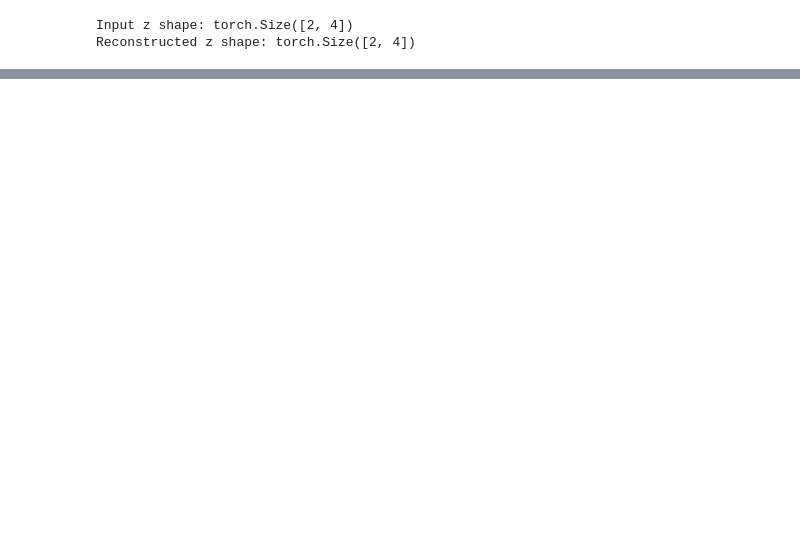
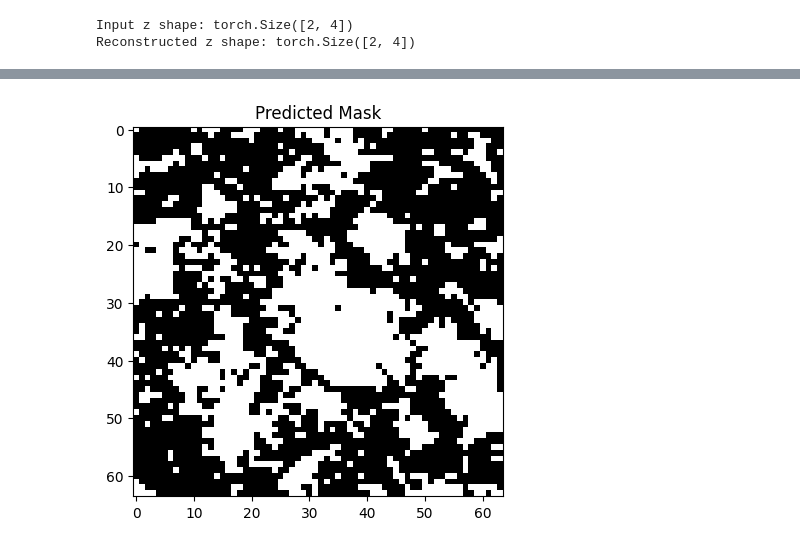
Before and after one commit to bhanujgunas/quantumautoencoder, a Jupyter notebook: ibm_torino_qautoencoder.ipynb, the cells around one changed output, grey strips where cells are left out. Cells and saved outputs as stored; diff of their text form; code cells hidden in the pictures; blank space fills up the shorter version.

```diff
--- a/ibm_torino_qautoencoder.ipynb
+++ b/ibm_torino_qautoencoder.ipynb
@@ -439 +446,6 @@ dataloader = DataLoader(
 )
+# %%
+# Get one batch of real cropped images
+images = next(iter(dataloader))   # shape: (B, 1, 64, 64)
+
+print("Batch shape:", images.shape)
@@ -573,0 +783,9 @@ AttributeError: to
+# %%
+threshold = heatmap.mean()
+binary_mask = heatmap > threshold
+
+plt.imshow(binary_mask, cmap='gray')
+plt.title("Predicted Mask")
+plt.show()
+# %% [output]
+[figure, added]
```
Also changed, not shown: parts of 20 cells of this notebook.
